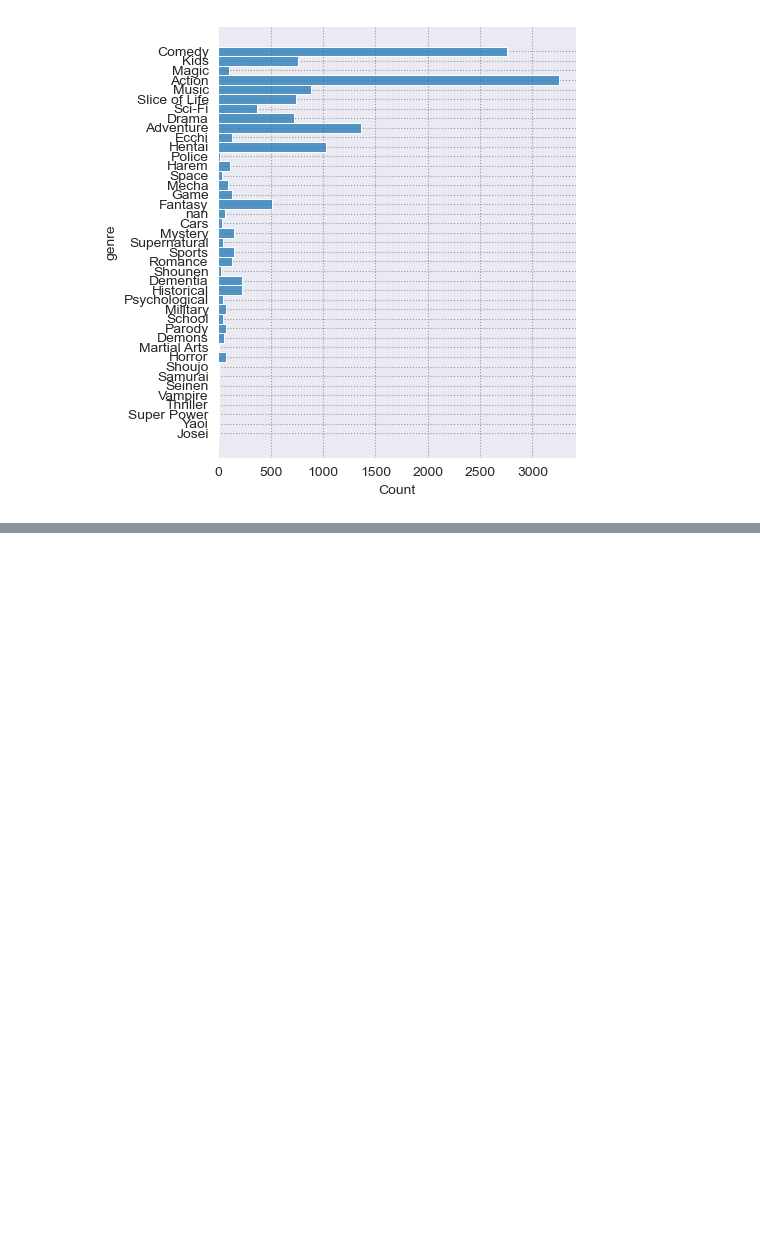
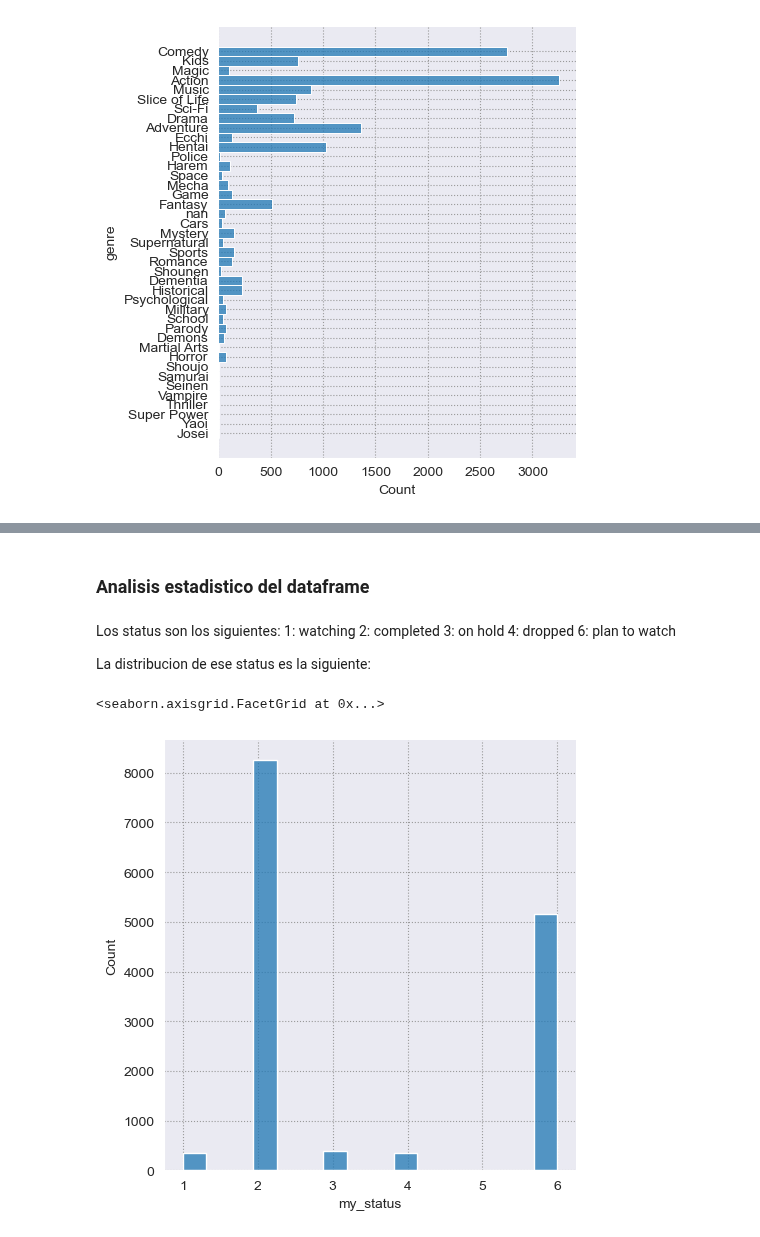
Before and after one commit to YoksanVC/TEC_DataScienceCert, a Jupyter notebook: Module_4_BigData/Proyecto/Propuesta_2_AnimesCompletados/analizis_propuesta_2.ipynb, the cells around one changed output, grey strips where cells are left out. Drawn from its saved outputs; the diff is of its cells as text; code cells hidden in the pictures; blank space fills up the shorter version.

```diff
--- a/Module_4_BigData/Proyecto/Propuesta_2_AnimesCompletados/analizis_propuesta_2.ipynb
+++ b/Module_4_BigData/Proyecto/Propuesta_2_AnimesCompletados/analizis_propuesta_2.ipynb
@@ -254,0 +257,5 @@ sns.displot(data=df_anime_list_cleanned, y='genre')
+# %%
+df_anime_by_user = pd.read_csv('./datasets/animelist_filtered_by_anime.csv')
+print(df_anime_by_user.shape)
+print(df_anime_by_user.dtypes)
+df_anime_by_user.head(10)
@@ -254,0 +289,5 @@ sns.displot(data=df_anime_list_cleanned, y='genre')
+# %%
+df_anime_by_user_reduced = df_anime_by_user.drop(['my_start_date', 'my_finish_date', 'my_rewatching', 'my_rewatching_ep', 'my_last_updated', 'my_tags'], axis=1)
+print(df_anime_by_user_reduced.shape)
+print(df_anime_by_user_reduced.dtypes)
+df_anime_by_user_reduced.head(10)
@@ -254,0 +325,16 @@ sns.displot(data=df_anime_list_cleanned, y='genre')
+# %% [markdown]
+### Analisis estadistico del dataframe
+# %% [markdown]
+Los status son los siguientes:
+1: watching
+2: completed
+3: on hold
+4: dropped
+6: plan to watch
+
+La distribucion de ese status es la siguiente:
+# %%
+sns.displot(data=df_anime_by_user_reduced, x='my_status')
+# %% [output]
+<seaborn.axisgrid.FacetGrid at 0x...>
+[figure, added]
```
Also changed, not shown: parts of 12 cells of this notebook.
